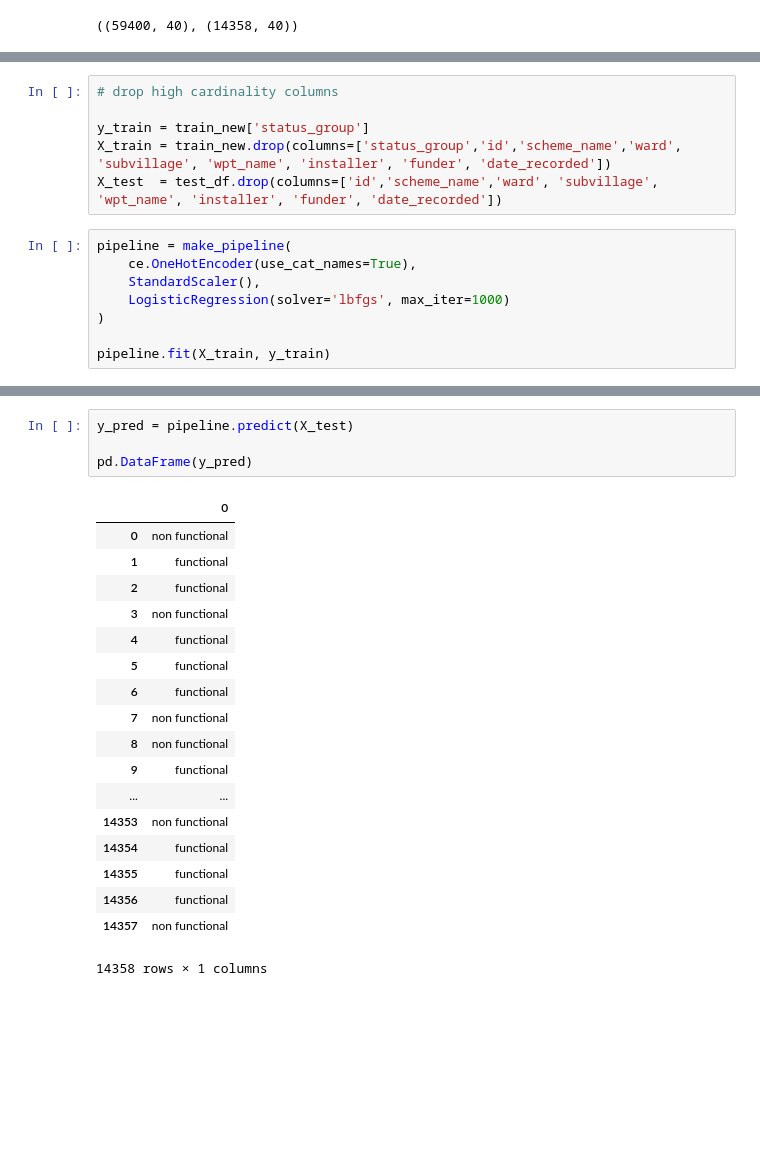
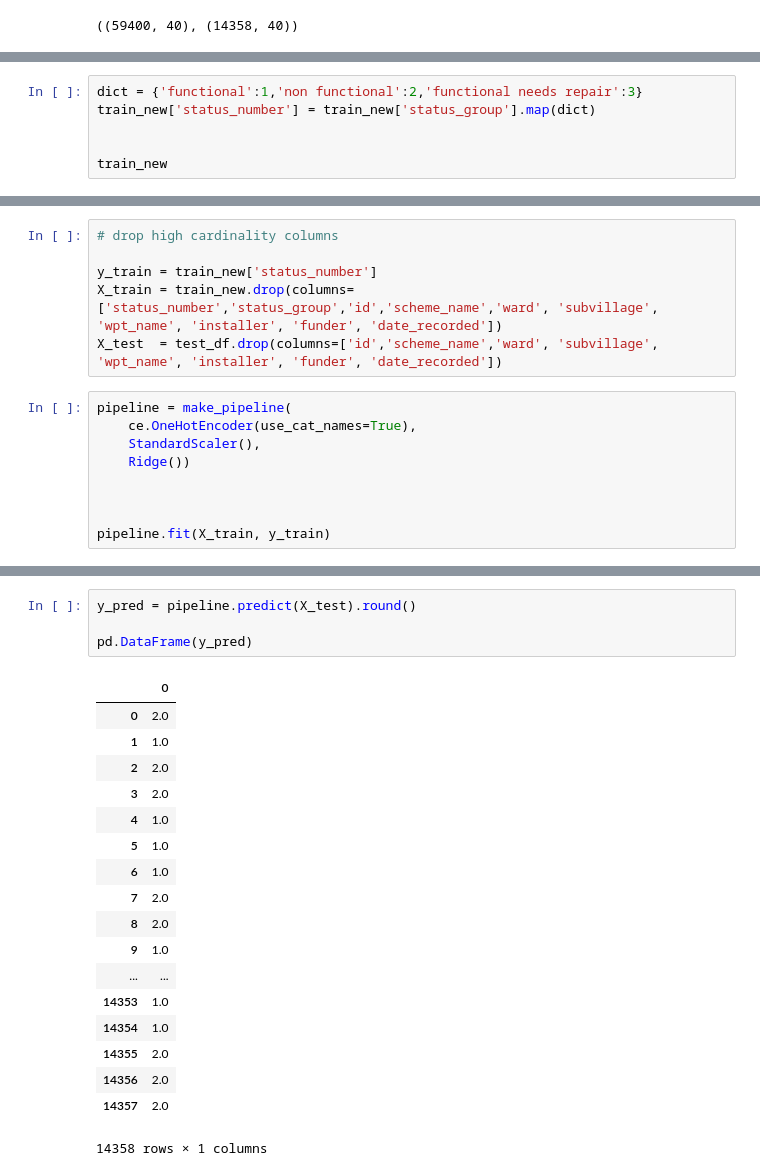
Before and after one commit to donw385/Unit-2-Sprint-Challenge, a Jupyter notebook: Don_Wang_Predictive_Modeling_Challenge.ipynb, the cells around one changed output, grey strips where cells are left out. Saved outputs shown, nothing was run; the diff lists cells and outputs as text; blank space fills up the shorter version.

Commit message:
Don Wang tried ridge regression

```diff
--- a/Don_Wang_Predictive_Modeling_Challenge.ipynb
+++ b/Don_Wang_Predictive_Modeling_Challenge.ipynb
@@ -146,3 +187,9 @@ train_new.head()
 | 2 | 34310 | 25.0 | 2013-02-25 | Lottery Club | 686 | World vision | 37.460664 | -3.821329 | Kwa Mahundi | ... |
 | 3 | 67743 | 0.0 | 2013-01-28 | Unicef | 263 | UNICEF | 38.486161 | -11.155298 | Zahanati Ya Nanyumbu | ... |
 | 4 | 19728 | 0.0 | 2011-07-13 | Action In A | 0 | Artisan | 31.130847 | -1.825359 | Shuleni | ... |
+# %%
+dict = {'functional':1,'non functional':2,'functional needs repair':3}
+train_new['status_number'] = train_new['status_group'].map(dict)
+
+
+train_new
@@ -206,15 +255,16 @@ Successfully installed category-encoders-1.3.0
 # %%
 # drop high cardinality columns
 
-y_train = train_new['status_group']
-X_train = train_new.drop(columns=['status_group','id','scheme_name','ward', 'subvillage', 'wpt_name', 'installer', 'funder', 'date_recorded'])
+y_train = train_new['status_number']
+X_train = train_new.drop(columns=['status_number','status_group','id','scheme_name','ward', 'subvillage', 'wpt_name', 'installer', 'funder', 'date_recorded'])
 X_test  = test_df.drop(columns=['id','scheme_name','ward', 'subvillage', 'wpt_name', 'installer', 'funder', 'date_recorded'])
 # %%
 pipeline = make_pipeline(
     ce.OneHotEncoder(use_cat_names=True),
     StandardScaler(),
-    LogisticRegression(solver='lbfgs', max_iter=1000)
-)
+    Ridge())
+
+
 
 pipeline.fit(X_train, y_train)
 # %% [output]
@@ -224,23 +291,23 @@ Pipeline(memory=None,
 # %%
-y_pred = pipeline.predict(X_test)
+y_pred = pipeline.predict(X_test).round()
 
 pd.DataFrame(y_pred)
 # %% [output]
 |  | 0 |
-| 0 | non functional |
-| 1 | functional |
-| 2 | functional |
-| 3 | non functional |
-| 4 | functional |
-| 5 | functional |
-| 6 | functional |
-| 7 | non functional |
-| 8 | non functional |
-| 9 | functional |
+| 0 | 2.0 |
+| 1 | 1.0 |
+| 2 | 2.0 |
+| 3 | 2.0 |
+| 4 | 1.0 |
+| 5 | 1.0 |
+| 6 | 1.0 |
+| 7 | 2.0 |
+| 8 | 2.0 |
+| 9 | 1.0 |
 | ... | ... |
-| 14353 | non functional |
-| 14354 | functional |
-| 14355 | functional |
-| 14356 | functional |
-| 14357 | non functional |
+| 14353 | 1.0 |
+| 14354 | 1.0 |
+| 14355 | 2.0 |
+| 14356 | 2.0 |
+| 14357 | 2.0 |
 14358 rows × 1 columns
```
Also changed, not shown: parts of 16 cells of this notebook.
